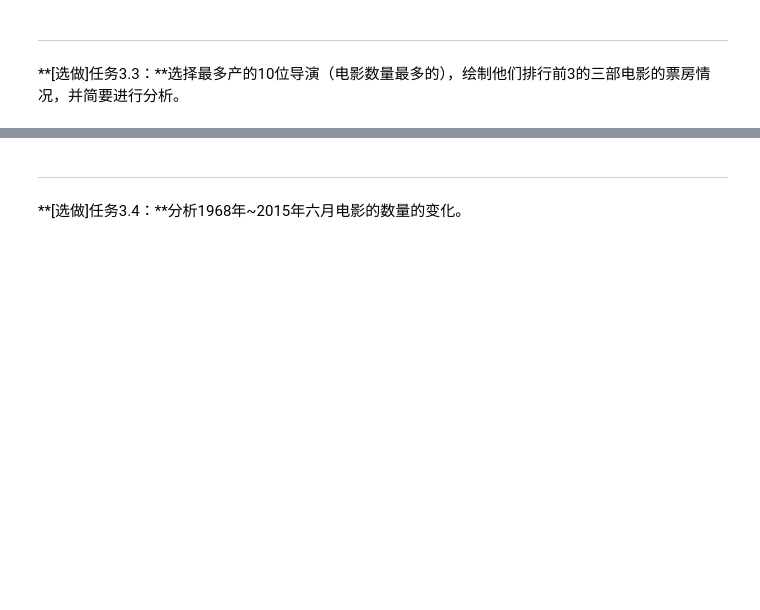
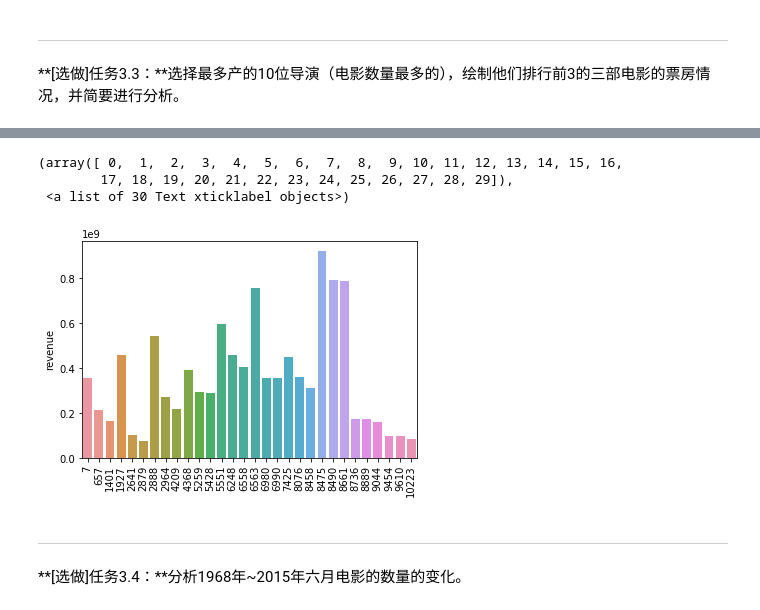
Before and after one commit to LYleonard/DataAnalysis, a Jupyter notebook: Statistics/ExploringDataSet/Explore_Movie_Dataset/Explore Movie Dataset_tmdb.ipynb, the cells around one changed output, grey strips where cells are left out. Drawn from its saved outputs; the diff is of its cells as text; code cells hidden in the pictures; blank space fills up the shorter version.

```diff
--- a/Statistics/ExploringDataSet/Explore_Movie_Dataset/Explore Movie Dataset_tmdb.ipynb
+++ b/Statistics/ExploringDataSet/Explore_Movie_Dataset/Explore Movie Dataset_tmdb.ipynb
@@ -396,3 +493,11 @@ fig.set_size_inches(10, 8)
+# %%
+sb.barplot(data=directorTop10_revenueTop3, x=directorTop10_revenueTop3.index.levels[1], y=directorTop10_revenueTop3)
+plt.xticks(rotation = 90)
+# %% [output]
+(array([ 0,  1,  2,  3,  4,  5,  6,  7,  8,  9, 10, 11, 12, 13, 14, 15, 16,
+        17, 18, 19, 20, 21, 22, 23, 24, 25, 26, 27, 28, 29]),
+ <a list of 30 Text xticklabel objects>)
+[figure, added]
 # %% [markdown]
 ---
 
```
Also changed, not shown: parts of 21 cells of this notebook, 2 other files.
